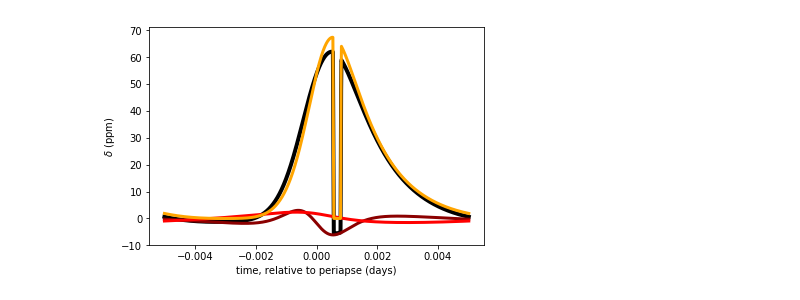
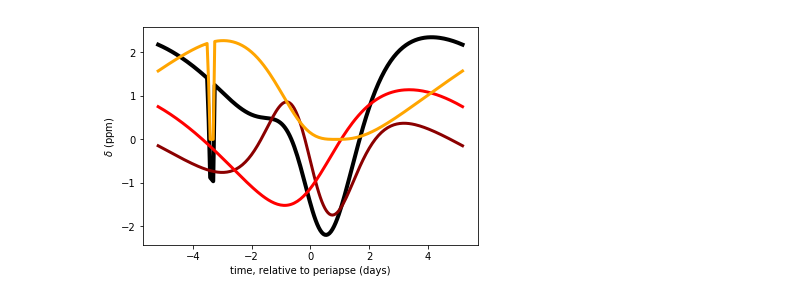
Before and after one commit to zpenoyre/OoT, a Jupyter notebook: ootExample.ipynb, the cells around one changed output. Saved outputs shown, nothing was run; the diff lists cells and outputs as text; code cells hidden in the pictures.

```diff
--- a/ootExample.ipynb
+++ b/ootExample.ipynb
@@ -11,43 +11,27 @@ planet.M=1 #sun-like star
 planet.R=1
 planet.Mp=0.001 #jupiter-like planet
 planet.Rp=0.1
-planet.a=10 #close eccentric orbit
-planet.e=0.3
+planet.a=20 #mercury like eccentricity, at a quarter of the distance
+planet.e=0.2
 planet.vTheta=np.pi/2 #viewed from an oblique angle
 planet.vPhi=np.pi/4
 
-period=oot.findT(2*np.pi,planet)
-ts=np.linspace(-period/2,period/2,1000)
+period=oot.findPeriod(planet)
+ts=np.linspace(-period/2,period/2,200)
 # %%
-deltaSum=oot.deltaSum(ts,planet)
-deltaTide=oot.deltaTide(ts,planet)
-deltaBeam=oot.deltaBeam(ts,planet)
-deltaReflect=oot.deltaReflect(ts,planet)
+delta=oot.deltaSum(ts,planet)
+tides=oot.deltaTide(ts,planet)
+beaming=oot.deltaBeam(ts,planet)
+reflections=oot.deltaReflect(ts,planet)
 
 deltaPlot=plt.gca()
-deltaPlot.plot(365*ts,1e6*deltaSum,c='k',lw=4)
-deltaPlot.plot(365*ts,1e6*deltaTide,c='darkred',lw=3)
-deltaPlot.plot(365*ts,1e6*deltaBeam,c='red',lw=3)
-deltaPlot.plot(365*ts,1e6*deltaReflect,c='orange',lw=3)
+deltaPlot.plot(ts,1e6*delta,c='k',lw=4)
+deltaPlot.plot(ts,1e6*tides,c='darkred',lw=3)
+deltaPlot.plot(ts,1e6*beaming,c='red',lw=3)
+deltaPlot.plot(ts,1e6*reflections,c='orange',lw=3)
 deltaPlot.set_xlabel('time, relative to periapse (days)')
 deltaPlot.set_ylabel(r'$\delta$ (ppm)')
-plt.savefig('examplePlot.png')
+plt.show()
+#plt.savefig('examplePlot.png')
+# %% [output]
+[figure, added]
-# %%
-planet.beta=2 #star with a smaller response to tides
-planet.Ag=0.5 #with a particularly reflective companion
-
-deltaSum=oot.deltaSum(ts,planet)
-deltaTide=oot.deltaTide(ts,planet)
-deltaBeam=oot.deltaBeam(ts,planet)
-deltaReflect=oot.deltaReflect(ts,planet)
-
-deltaPlot=plt.gca()
-deltaPlot.plot(ts,1e6*deltaSum,c='k',lw=4)
-deltaPlot.plot(ts,1e6*deltaTide,c='darkred',lw=3)
-deltaPlot.plot(ts,1e6*deltaBeam,c='red',lw=3)
-deltaPlot.plot(ts,1e6*deltaReflect,c='orange',lw=3)
-deltaPlot.set_xlabel('time, relative to periapse (days)')
-deltaPlot.set_ylabel(r'$\delta$ (ppm)')
-plt.show()
-# %% [output]
-[figure, removed]
```
Also changed, not shown: parts of 14 cells of this notebook, 2 other files.
